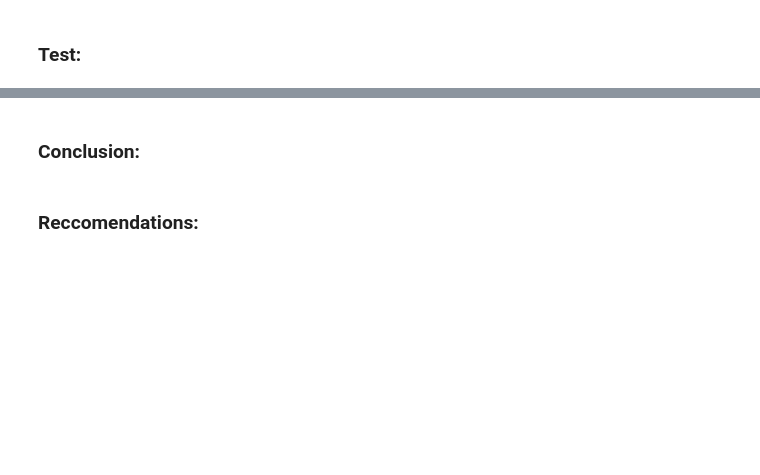
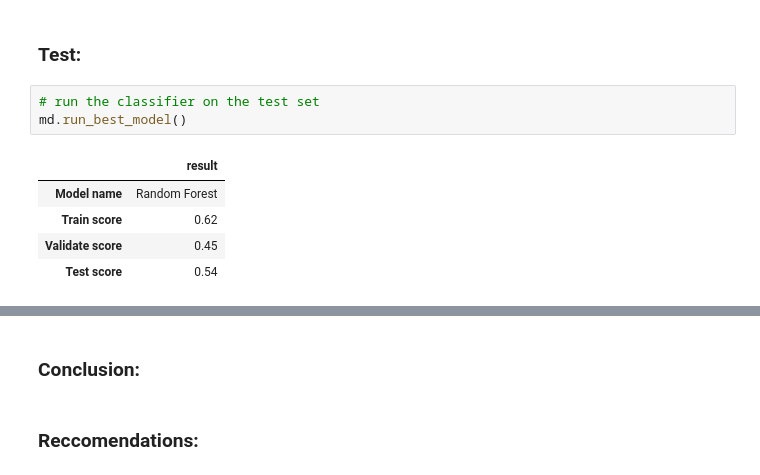
Before and after one commit to Codeup-Mirzakhani-Group1-NLP-Project/Codeup-Mirzakhani-GitHub-Scrape-NLP-Project, a Jupyter notebook: Final_Notebook_Draft.ipynb, the cells around one changed output, grey strips where cells are left out. Cells and saved outputs as stored; diff of their text form; blank space fills up the shorter version.

```diff
--- a/Final_Notebook_Draft.ipynb
+++ b/Final_Notebook_Draft.ipynb
@@ -172,2 +234,11 @@ KruskalResult(statistic=1.5563404327437544, pvalue=0.6693293380228167)
 # %% [markdown]
 ### Test:
+# %%
+# run the classifier on the test set
+md.run_best_model()
+# %% [output]
+|  | result |
+| Model name | Random Forest |
+| Train score | 0.62 |
+| Validate score | 0.45 |
+| Test score | 0.54 |
```
Also changed, not shown: parts of 22 cells of this notebook.
